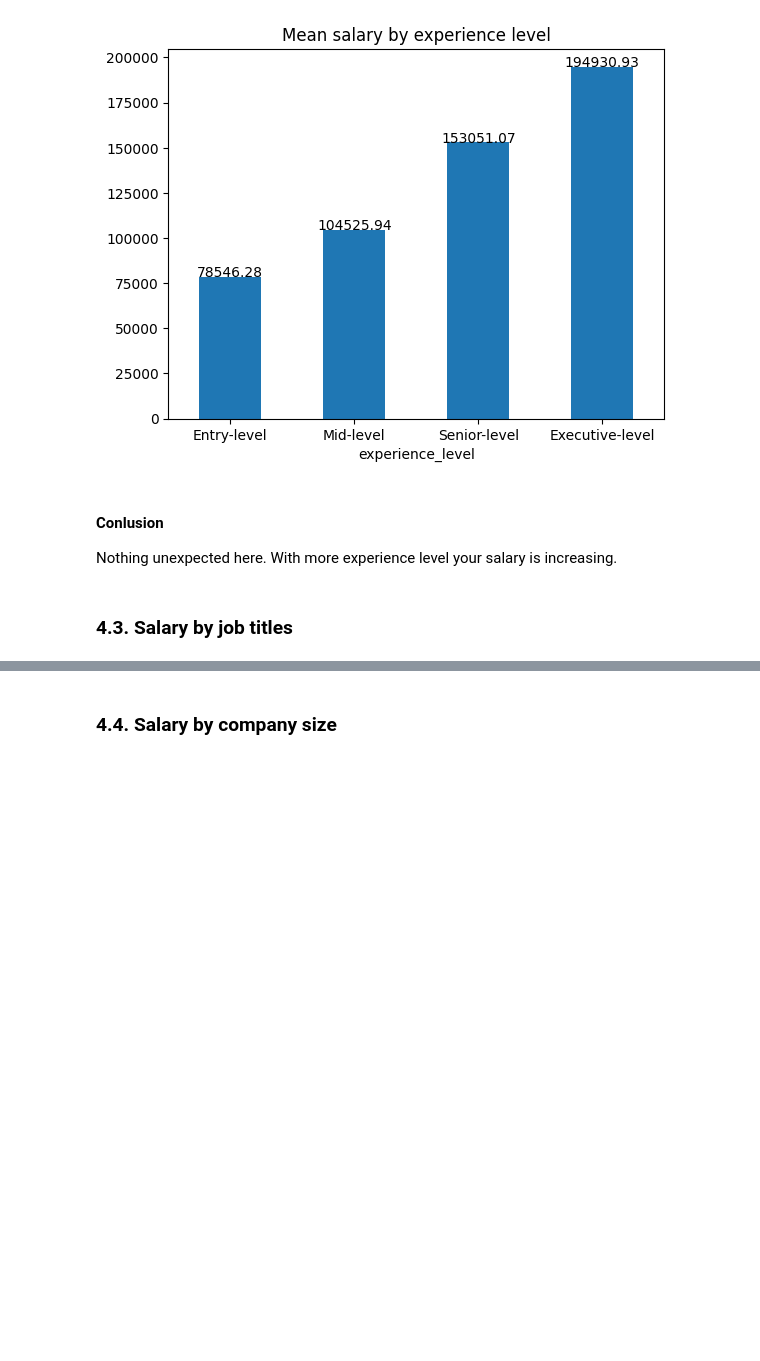
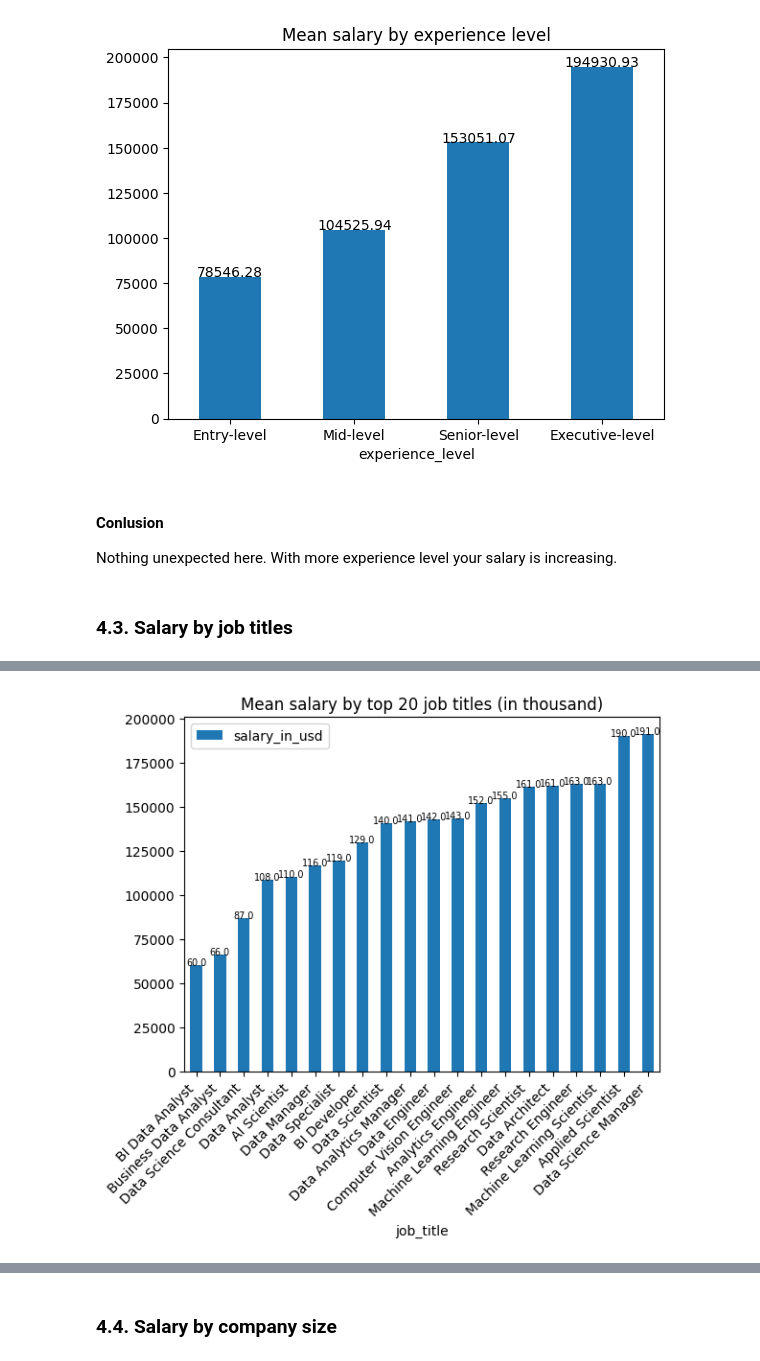
Before and after one commit to ST4N3R/eda_projects, a Jupyter notebook: Data_Science_salaries/main.ipynb, the cells around one changed output, grey strips where cells are left out. Drawn from its saved outputs; the diff is of its cells as text; code cells hidden in the pictures; blank space fills up the shorter version.

```diff
--- a/Data_Science_salaries/main.ipynb
+++ b/Data_Science_salaries/main.ipynb
@@ -464,0 +490,20 @@ Nothing unexpected here. With more experience level your salary is increasing.
+# %%
+top_20_titles = ds_salaries["job_title"].value_counts()[:20].index.to_list()
+
+job_group = ds_salaries.groupby("job_title", as_index=False)["salary_in_usd"].mean()
+job_group = job_group[job_group["job_title"].isin(top_20_titles)]
+job_group = job_group.sort_values(by="salary_in_usd")
+job_group = job_group.reset_index(drop=True)
+
+job_group.plot.bar(x="job_title")
+
+# print(job_group.loc["salary_in_usd"][0])
+
+for i, l in enumerate(job_group["job_title"].unique()):
+    plt.text(i, job_group["salary_in_usd"][i], round(job_group["salary_in_usd"][i] // 1000, 1), ha="center", fontsize="x-small")
+
+plt.title("Mean salary by top 20 job titles (in thousand)")
+plt.xticks(rotation=45, ha="right")
+plt.show()
+# %% [output]
+[figure, added]
```
Also changed, not shown: parts of 7 cells of this notebook.
